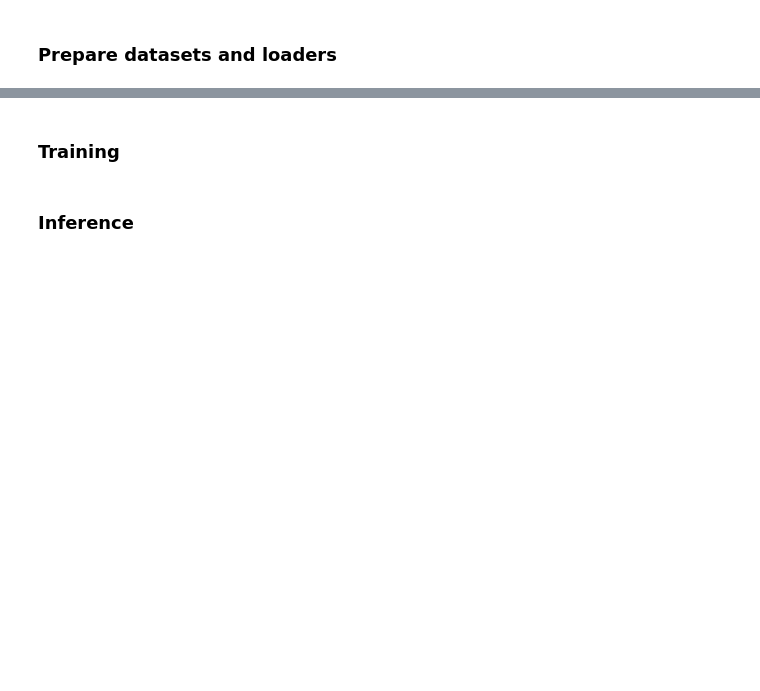
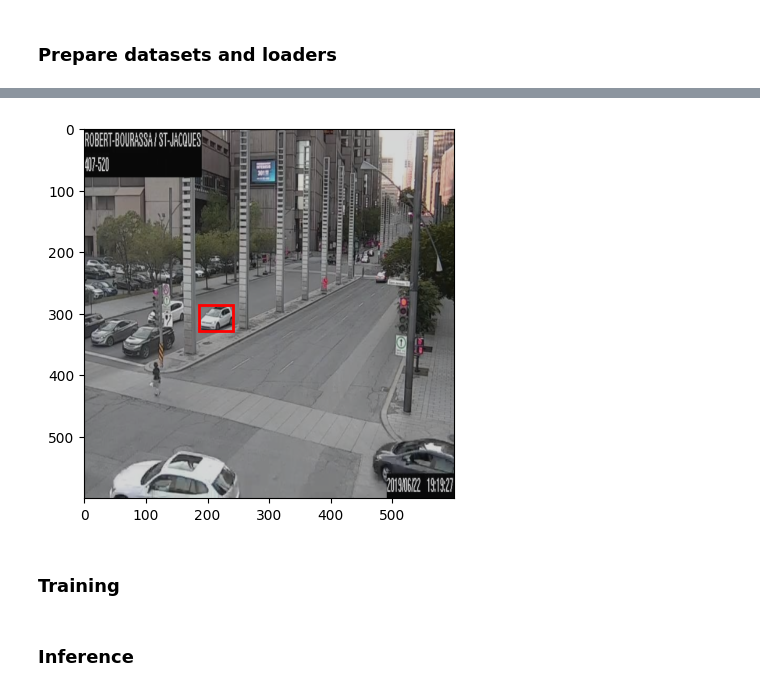
Before and after one commit to ValerioSpagnoli/EyeRoad, a Jupyter notebook: src/notebook.ipynb, the cells around one changed output, grey strips where cells are left out. Cells and saved outputs as stored; diff of their text form; code cells hidden in the pictures; blank space fills up the shorter version.

```diff
--- a/src/notebook.ipynb
+++ b/src/notebook.ipynb
@@ -76,0 +77,4 @@ train_dl, valid_dl = dataset.get_dataloaders(train_ds=train_ds, valid_ds=valid_d
+# %%
+dataset.plot_image_from_dataset(dataset=train_ds_tc, idx=0)
+# %% [output]
+[figure, added]
```
Also changed, not shown: parts of 12 cells of this notebook, 17 other files.
